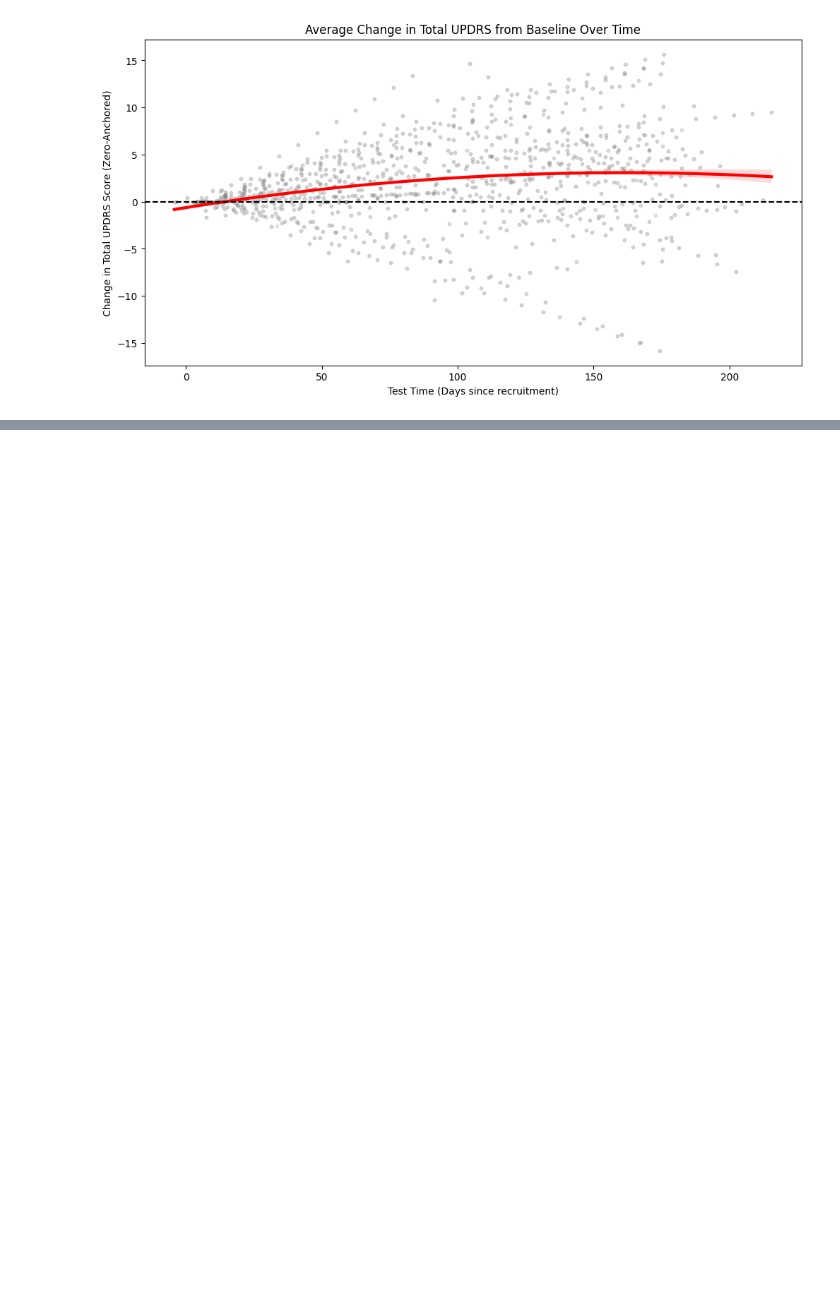
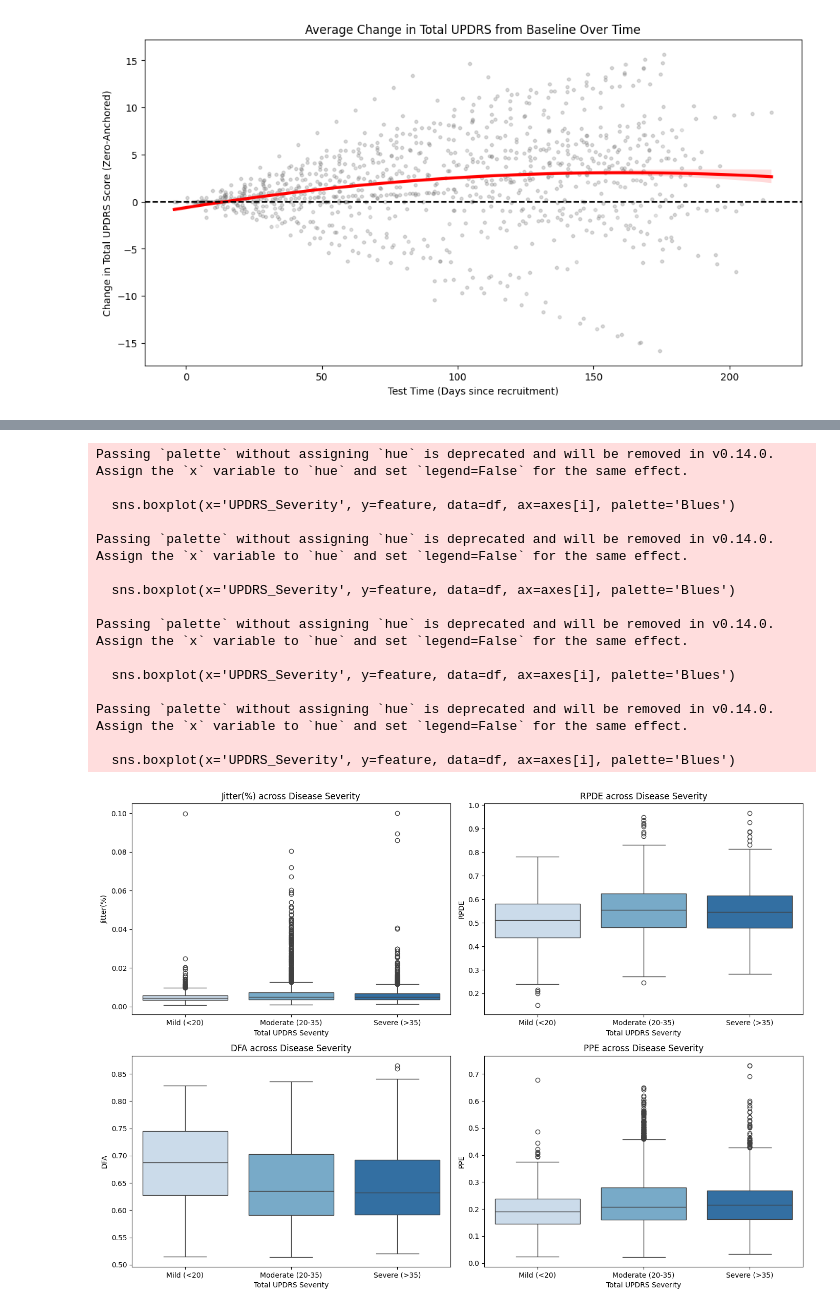
Before and after one commit to matiasandov/niniva, a Jupyter notebook: lab/data_analysis/parkinson/construction.ipynb, the cells around one changed output, grey strips where cells are left out. Cells and saved outputs as stored; diff of their text form; code cells hidden in the pictures; blank space fills up the shorter version.

```diff
--- a/lab/data_analysis/parkinson/construction.ipynb
+++ b/lab/data_analysis/parkinson/construction.ipynb
@@ -293,0 +393,38 @@ plt.show()
+# %%
+# 1. Bin the continuous UPDRS score into clinical severity categories
+bins = [0, 20, 35, 60]
+labels = ['Mild (<20)', 'Moderate (20-35)', 'Severe (>35)']
+df['UPDRS_Severity'] = pd.cut(df['total_UPDRS'], bins=bins, labels=labels)
+
+# 2. Select 4 key features to compare
+features_to_plot = ['Jitter(%)', 'RPDE', 'DFA', 'PPE']
+
+# 3. Create a 2x2 grid of boxplots
+fig, axes = plt.subplots(2, 2, figsize=(14, 10))
+axes = axes.flatten()
+
+for i, feature in enumerate(features_to_plot):
+    sns.boxplot(x='UPDRS_Severity', y=feature, data=df, ax=axes[i], palette='Blues')
+    axes[i].set_title(f'{feature} across Disease Severity')
+    axes[i].set_xlabel('Total UPDRS Severity')
+    axes[i].set_ylabel(feature)
+
+plt.tight_layout()
+plt.show()
+# %% [output]
+Passing `palette` without assigning `hue` is deprecated and will be removed in v0.14.0. Assign the `x` variable to `hue` and set `legend=False` for the same effect.
+
+  sns.boxplot(x='UPDRS_Severity', y=feature, data=df, ax=axes[i], palette='Blues')
+
+Passing `palette` without assigning `hue` is deprecated and will be removed in v0.14.0. Assign the `x` variable to `hue` and set `legend=False` for the same effect.
+
+  sns.boxplot(x='UPDRS_Severity', y=feature, data=df, ax=axes[i], palette='Blues')
+
+Passing `palette` without assigning `hue` is deprecated and will be removed in v0.14.0. Assign the `x` variable to `hue` and set `legend=False` for the same effect.
+
+  sns.boxplot(x='UPDRS_Severity', y=feature, data=df, ax=axes[i], palette='Blues')
+
+Passing `palette` without assigning `hue` is deprecated and will be removed in v0.14.0. Assign the `x` variable to `hue` and set `legend=False` for the same effect.
+
+  sns.boxplot(x='UPDRS_Severity', y=feature, data=df, ax=axes[i], palette='Blues')
+[figure, added]
```
Also changed, not shown: parts of 20 cells of this notebook.
